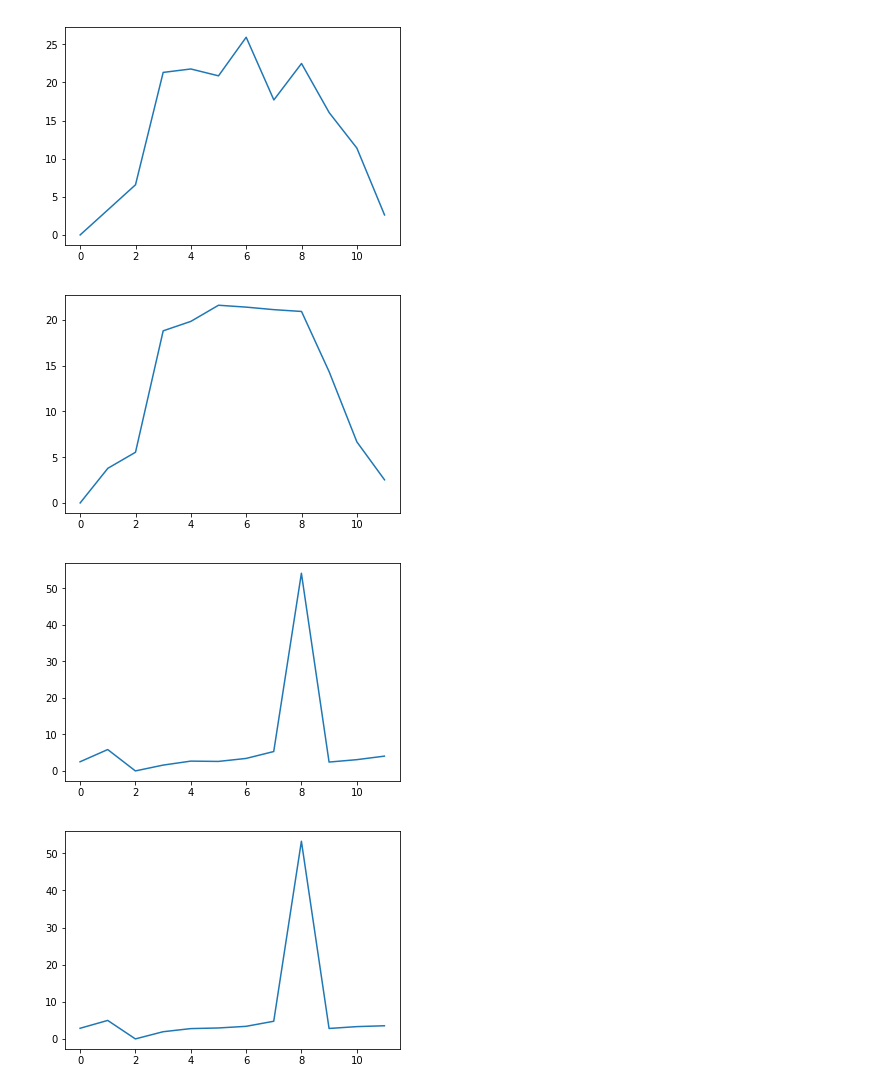
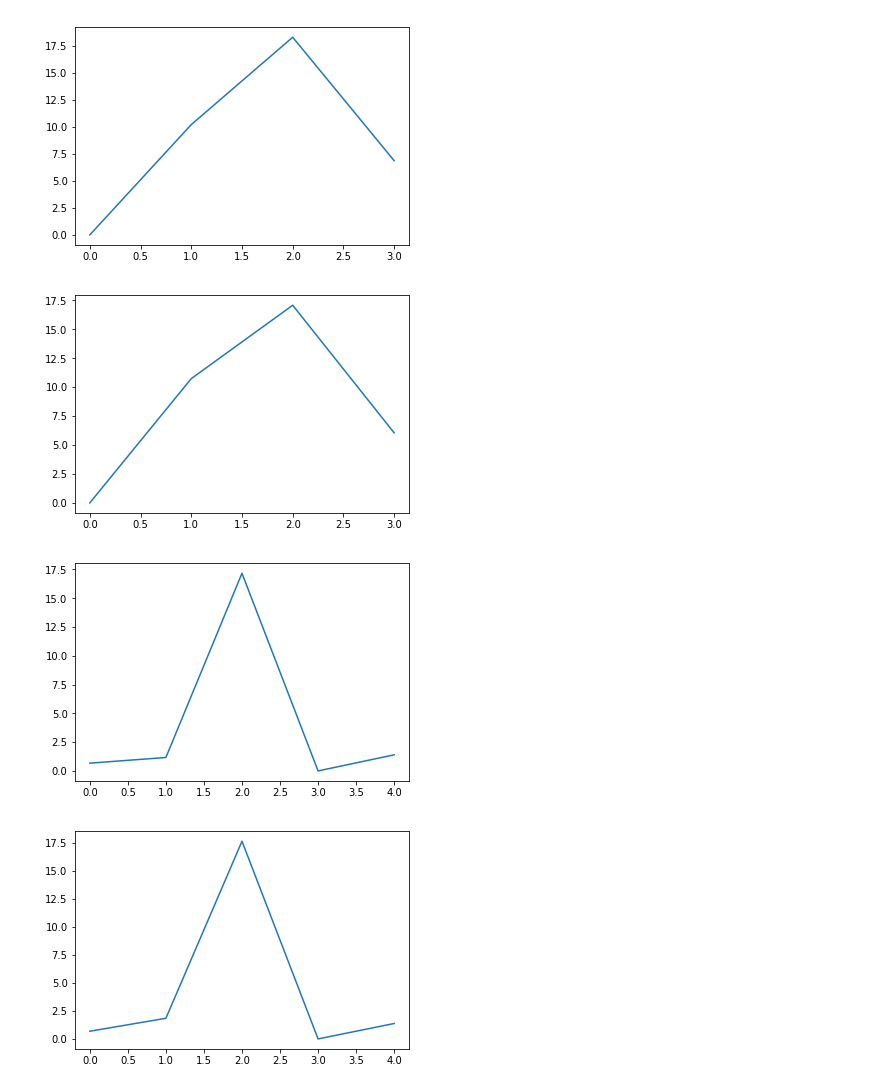
Before and after one commit to nuankw/Summer-Research-2018-Group, a Jupyter notebook: sample_generator.ipynb, the cells around one changed output. Saved outputs shown, nothing was run; the diff lists cells and outputs as text; code cells hidden in the pictures.

```diff
--- a/sample_generator.ipynb
+++ b/sample_generator.ipynb
@@ -28,5 +107,5 @@ PG1.plot(False)
 # %%
-PG2 = Pattern_generator(series_length=12, period=24, amplitude=20, std=3, ftype = np.sin, signal_type = ts.signals.Sinusoidal)
+PG2 = Pattern_generator(series_length=4, period=8, amplitude=10, std=0.5, ftype = np.sin, signal_type = ts.signals.Sinusoidal)
 y = PG2.get_bumpy_values()
 y_min = np.min(y)
 y = y - y_min
@@ -38,23 +117,23 @@ y = y - y_min
 PG2.set_smooth_values(y)
 PG2.plot()
 # %% [output]
-[figure, old version]
+[figure, new version]
-[figure, old version]
+[figure, new version]
 # %%
-PG3 = Pattern_generator(series_length=12, period=12, amplitude=1, std=0.5, ftype = np.tan, signal_type = ts.signals.Sinusoidal)
+PG3 = Pattern_generator(series_length=5, period=10, amplitude=1, std=0.5, ftype = np.tan, signal_type = ts.signals.Sinusoidal)
 y = PG3.get_bumpy_values()
 y_min = np.min(y)
 y = y - y_min
 PG3.set_bumpy_values(y)
 PG3.plot(False)
 y = PG3.get_smooth_values()
 y_min = np.min(y)
 y = y - y_min
 PG3.set_smooth_values(y)
 PG3.plot()
 # %% [output]
-[figure, old version]
+[figure, new version]
-[figure, old version]
+[figure, new version]
 # %%
 PG1.plot()
 PG1.plot(False)
```
Also changed, not shown: parts of 5 cells of this notebook.
